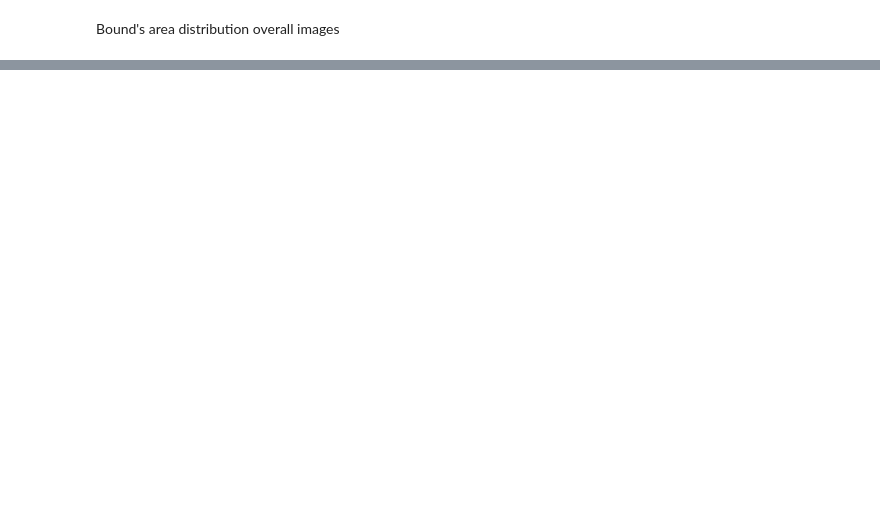
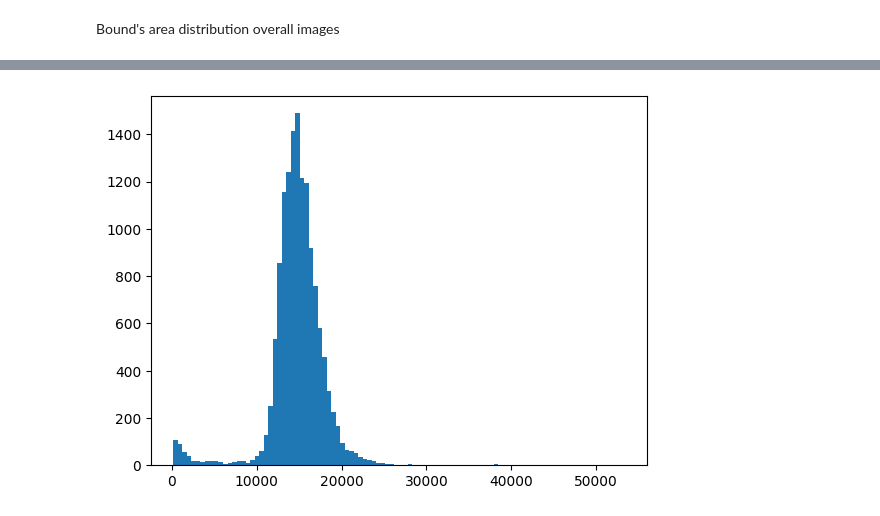
Before and after one commit to CamilaBermudez/OCC_HTR, a Jupyter notebook: notebooks/data_preprocessing/identify_noisy_text_lines.ipynb, the cells around one changed output, grey strips where cells are left out. Drawn from its saved outputs; the diff is of its cells as text; code cells hidden in the pictures; blank space fills up the shorter version.

```diff
--- a/notebooks/data_preprocessing/identify_noisy_text_lines.ipynb
+++ b/notebooks/data_preprocessing/identify_noisy_text_lines.ipynb
@@ -68,0 +146,5 @@ Total number of text lines: 14011
+# %%
+plt.hist(full_size,bins=100)
+plt.show()
+# %% [output]
+[figure, added]
```
Also changed, not shown: parts of 28 cells of this notebook, 2 other files.
